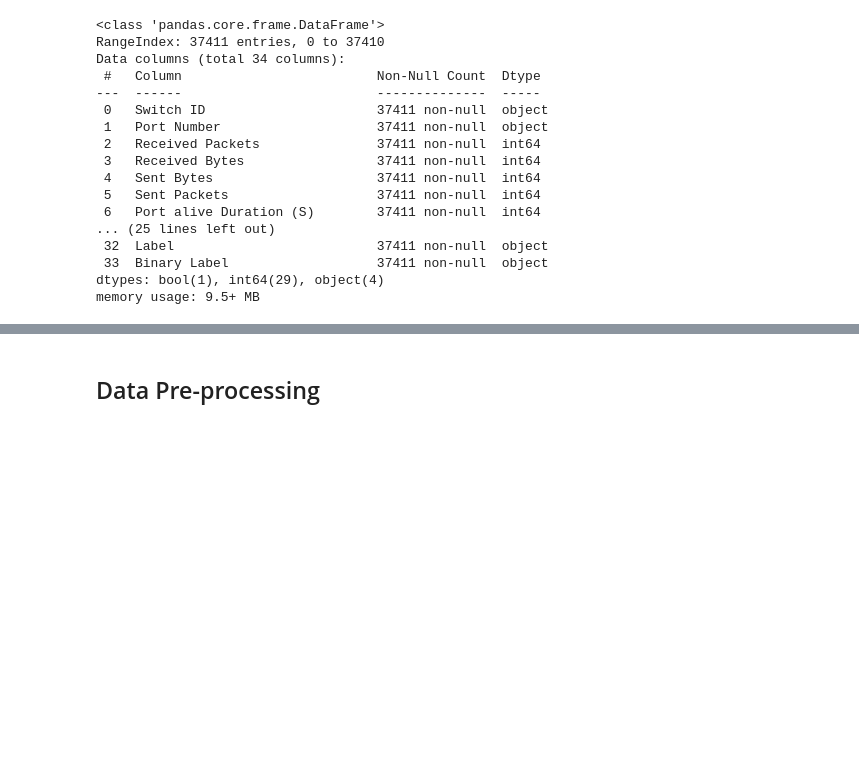
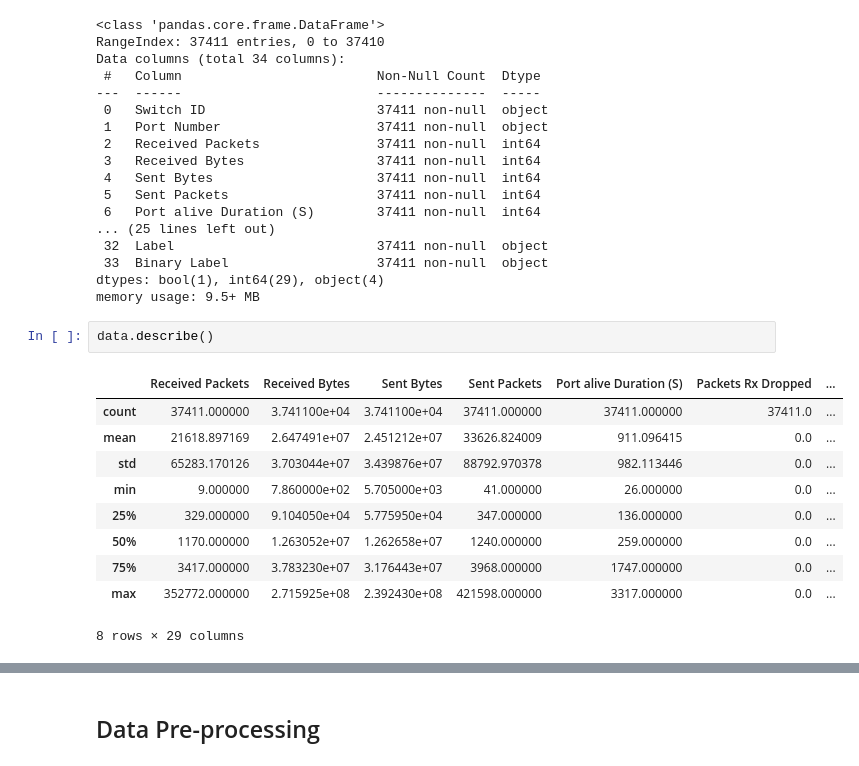
Before and after one commit to anandhumohan/UNR-IDD-Classification, a Jupyter notebook: UNR-IDD_KNN.ipynb, the cells around one changed output, grey strips where cells are left out. Drawn from its saved outputs; the diff is of its cells as text; blank space fills up the shorter version.

```diff
--- a/UNR-IDD_KNN.ipynb
+++ b/UNR-IDD_KNN.ipynb
@@ -41,3 +58,16 @@ Data columns (total 34 columns):
  33  Binary Label                   37411 non-null  object
 dtypes: bool(1), int64(29), object(4)
 memory usage: 9.5+ MB
+# %%
+data.describe()
+# %% [output]
+|  | Received Packets | Received Bytes | Sent Bytes | Sent Packets | Port alive Duration (S) | Packets Rx Dropped | ... |
+| count | 37411.000000 | 3.741100e+04 | 3.741100e+04 | 37411.000000 | 37411.000000 | 37411.0 | ... |
+| mean | 21618.897169 | 2.647491e+07 | 2.451212e+07 | 33626.824009 | 911.096415 | 0.0 | ... |
+| std | 65283.170126 | 3.703044e+07 | 3.439876e+07 | 88792.970378 | 982.113446 | 0.0 | ... |
+| min | 9.000000 | 7.860000e+02 | 5.705000e+03 | 41.000000 | 26.000000 | 0.0 | ... |
+| 25% | 329.000000 | 9.104050e+04 | 5.775950e+04 | 347.000000 | 136.000000 | 0.0 | ... |
+| 50% | 1170.000000 | 1.263052e+07 | 1.262658e+07 | 1240.000000 | 259.000000 | 0.0 | ... |
+| 75% | 3417.000000 | 3.783230e+07 | 3.176443e+07 | 3968.000000 | 1747.000000 | 0.0 | ... |
+| max | 352772.000000 | 2.715925e+08 | 2.392430e+08 | 421598.000000 | 3317.000000 | 0.0 | ... |
+8 rows × 29 columns
```
Also changed, not shown: parts of 13 cells of this notebook, 1 other file.
